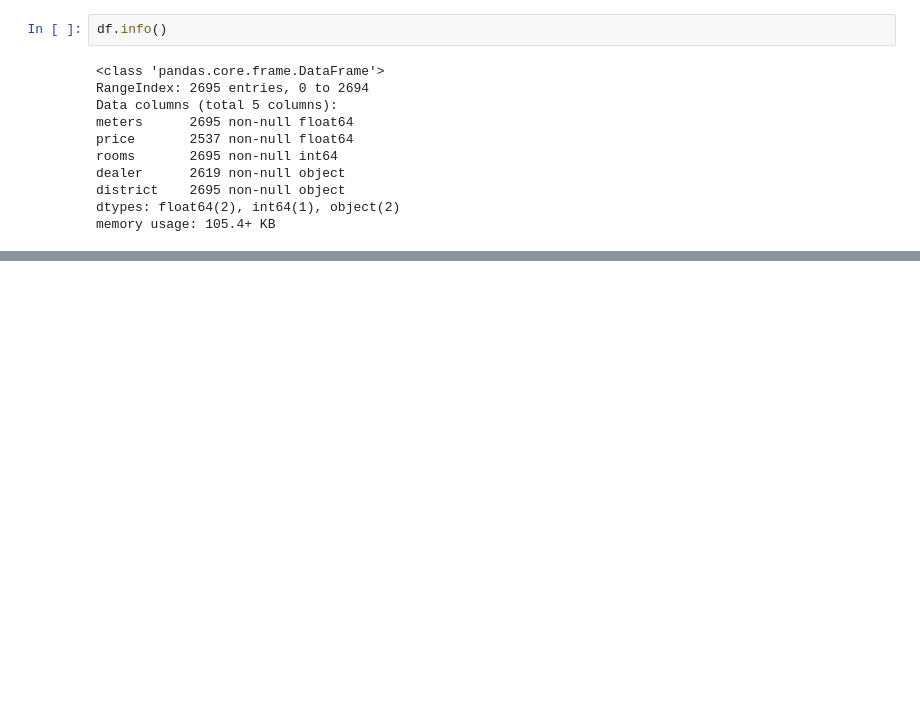
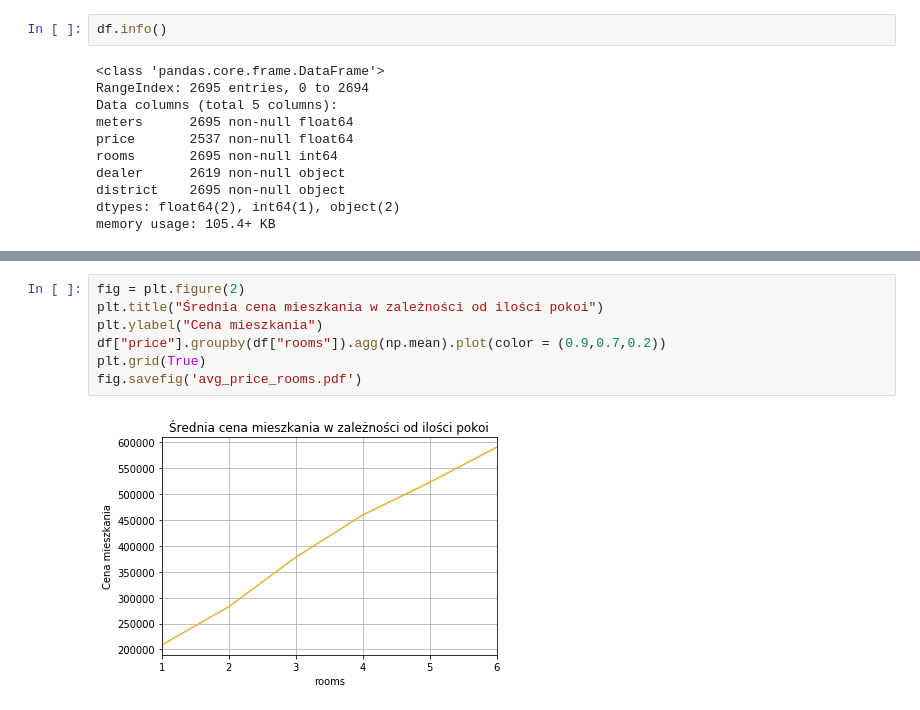
Before and after one commit to robertdigital/apartments_for_sale-analysis, a Jupyter notebook: main.ipynb, the cells around one changed output, grey strips where cells are left out. Saved outputs shown, nothing was run; the diff lists cells and outputs as text; blank space fills up the shorter version.

```diff
--- a/main.ipynb
+++ b/main.ipynb
@@ -66,0 +92,9 @@ Name: district, dtype: int64
+# %%
+fig = plt.figure(2)
+plt.title("Średnia cena mieszkania w zależności od ilości pokoi")
+plt.ylabel("Cena mieszkania")
+df["price"].groupby(df["rooms"]).agg(np.mean).plot(color = (0.9,0.7,0.2))
+plt.grid(True)
+fig.savefig('avg_price_rooms.pdf')
+# %% [output]
+[figure, added]
```
Also changed, not shown: parts of 6 cells of this notebook, 6 other files.
